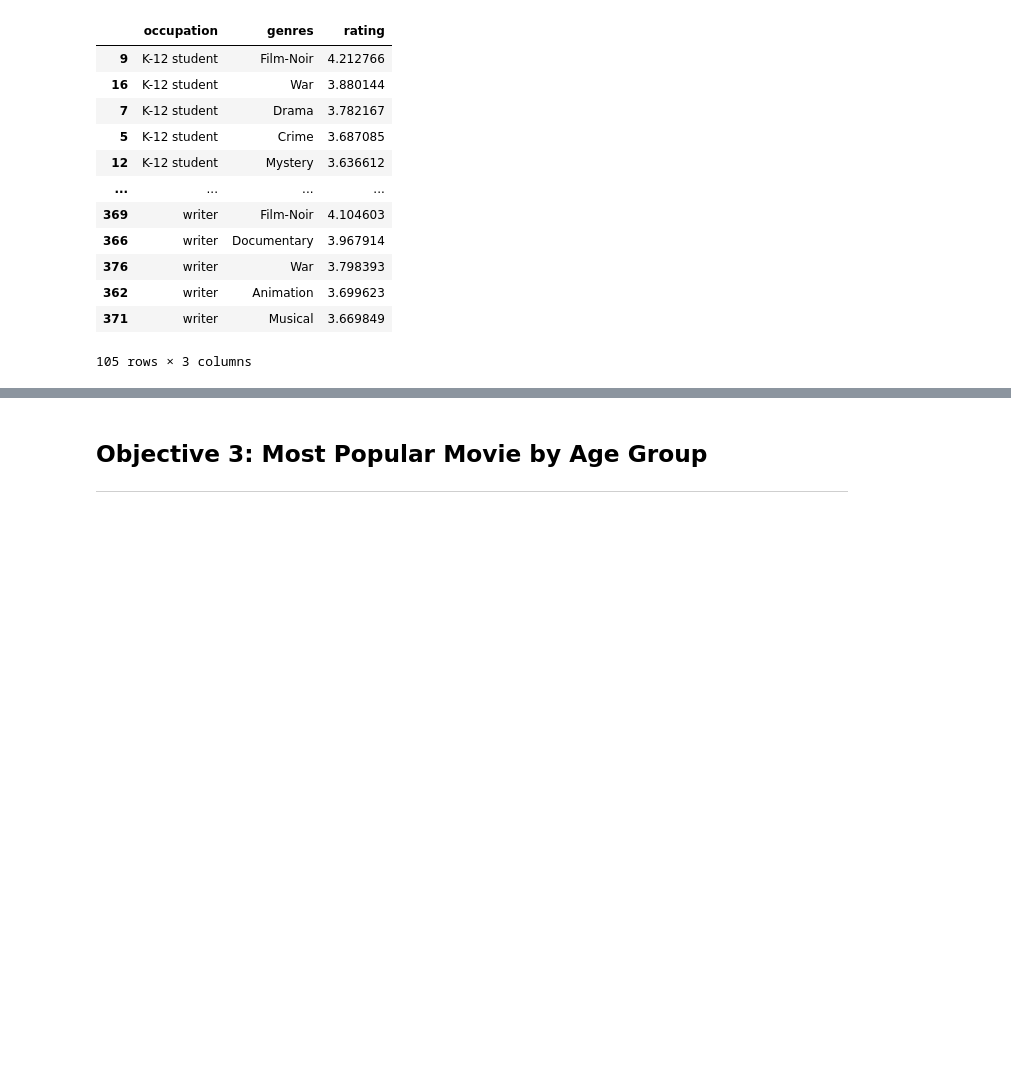
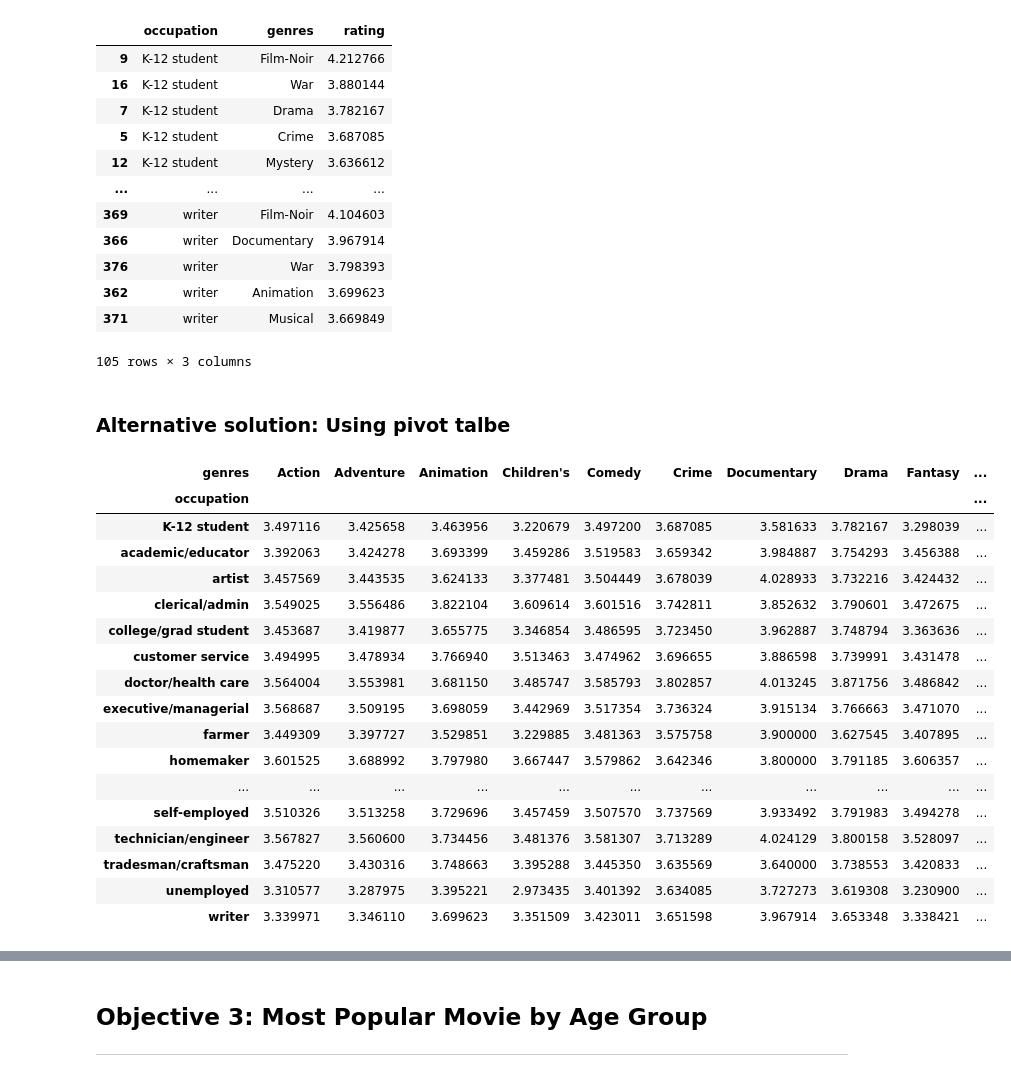
Before and after one commit to kxchiu/cs6220_dataMining, a Jupyter notebook: assignment_01-data_understanding.ipynb, the cells around one changed output, grey strips where cells are left out. Drawn from its saved outputs; the diff is of its cells as text; code cells hidden in the pictures; blank space fills up the shorter version.

```diff
--- a/assignment_01-data_understanding.ipynb
+++ b/assignment_01-data_understanding.ipynb
@@ -124,3 +124,28 @@ top_ratings_by_occupation.groupby('occupation').head(5)
 # occupation_num = 2
 
 # top_ratings_by_occupation.groupby('occupation').head(top)[:top * occupation_num]
+# %% [markdown]
+### Alternative solution: Using pivot talbe
+# %%
+# Create a pivot table of mean ratings using occupation as index and genres as columns
+trbo_table = data.pivot_table('rating', index='occupation', columns='genres', aggfunc='mean')
+trbo_table
+# %% [output]
+| genres | Action | Adventure | Animation | Children's | Comedy | Crime | Documentary | Drama | Fantasy | ... |
+| occupation |  |  |  |  |  |  |  |  |  | ... |
+| K-12 student | 3.497116 | 3.425658 | 3.463956 | 3.220679 | 3.497200 | 3.687085 | 3.581633 | 3.782167 | 3.298039 | ... |
+| academic/educator | 3.392063 | 3.424278 | 3.693399 | 3.459286 | 3.519583 | 3.659342 | 3.984887 | 3.754293 | 3.456388 | ... |
+| artist | 3.457569 | 3.443535 | 3.624133 | 3.377481 | 3.504449 | 3.678039 | 4.028933 | 3.732216 | 3.424432 | ... |
+| clerical/admin | 3.549025 | 3.556486 | 3.822104 | 3.609614 | 3.601516 | 3.742811 | 3.852632 | 3.790601 | 3.472675 | ... |
+| college/grad student | 3.453687 | 3.419877 | 3.655775 | 3.346854 | 3.486595 | 3.723450 | 3.962887 | 3.748794 | 3.363636 | ... |
+| customer service | 3.494995 | 3.478934 | 3.766940 | 3.513463 | 3.474962 | 3.696655 | 3.886598 | 3.739991 | 3.431478 | ... |
+| doctor/health care | 3.564004 | 3.553981 | 3.681150 | 3.485747 | 3.585793 | 3.802857 | 4.013245 | 3.871756 | 3.486842 | ... |
+| executive/managerial | 3.568687 | 3.509195 | 3.698059 | 3.442969 | 3.517354 | 3.736324 | 3.915134 | 3.766663 | 3.471070 | ... |
+| farmer | 3.449309 | 3.397727 | 3.529851 | 3.229885 | 3.481363 | 3.575758 | 3.900000 | 3.627545 | 3.407895 | ... |
+| homemaker | 3.601525 | 3.688992 | 3.797980 | 3.667447 | 3.579862 | 3.642346 | 3.800000 | 3.791185 | 3.606357 | ... |
+| ... | ... | ... | ... | ... | ... | ... | ... | ... | ... | ... |
+| self-employed | 3.510326 | 3.513258 | 3.729696 | 3.457459 | 3.507570 | 3.737569 | 3.933492 | 3.791983 | 3.494278 | ... |
+| technician/engineer | 3.567827 | 3.560600 | 3.734456 | 3.481376 | 3.581307 | 3.713289 | 4.024129 | 3.800158 | 3.528097 | ... |
+| tradesman/craftsman | 3.475220 | 3.430316 | 3.748663 | 3.395288 | 3.445350 | 3.635569 | 3.640000 | 3.738553 | 3.420833 | ... |
+| unemployed | 3.310577 | 3.287975 | 3.395221 | 2.973435 | 3.401392 | 3.634085 | 3.727273 | 3.619308 | 3.230900 | ... |
+| writer | 3.339971 | 3.346110 | 3.699623 | 3.351509 | 3.423011 | 3.651598 | 3.967914 | 3.653348 | 3.338421 | ... |
```
Also changed, not shown: parts of 2 cells of this notebook, 1 other file.
